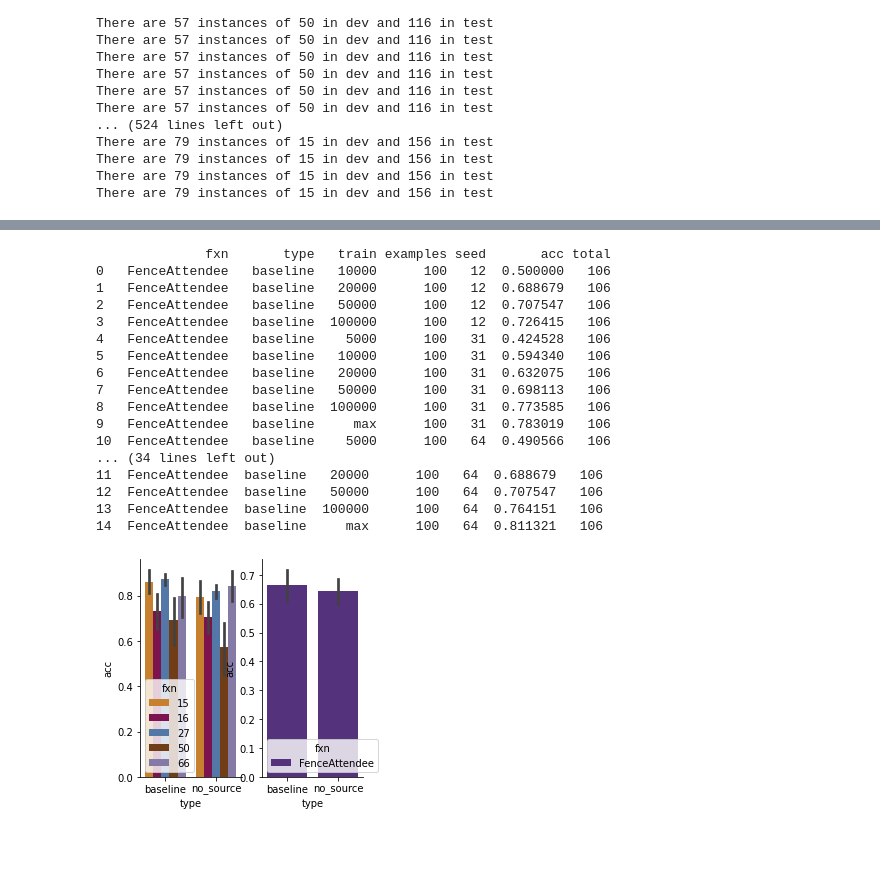
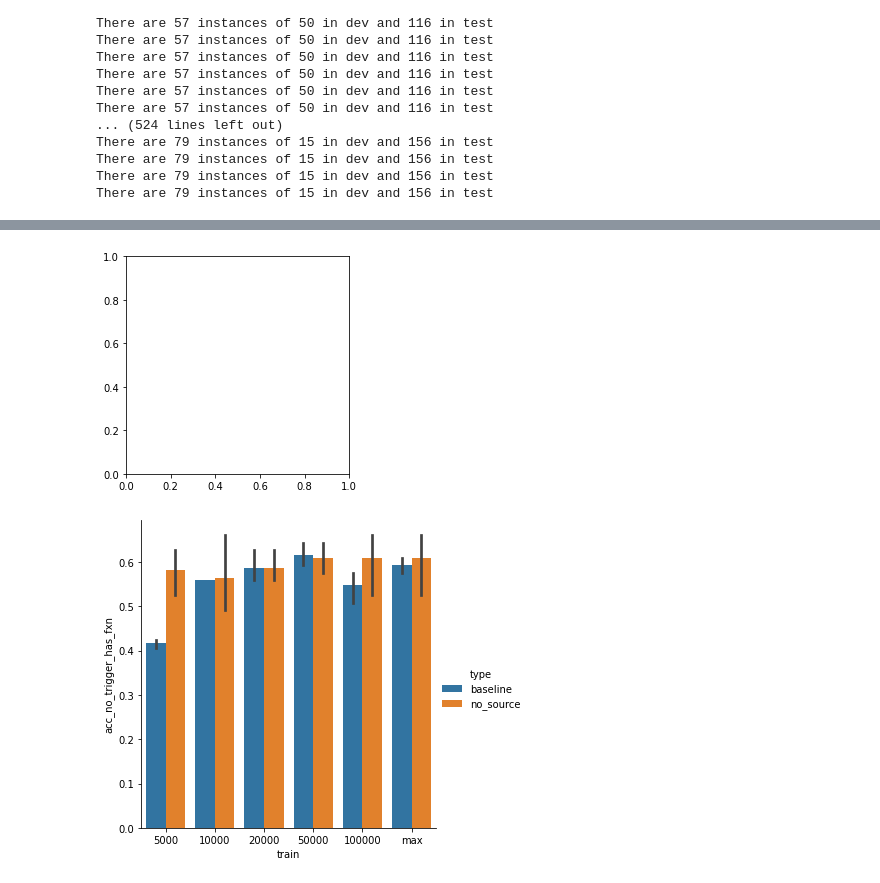
Before and after one commit to esteng/calibration_miso, a Jupyter notebook: intent/difficult_analysis.ipynb, the cells around one changed output, grey strips where cells are left out. Cells and saved outputs as stored; diff of their text form; code cells hidden in the pictures; blank space fills up the shorter version.

```diff
--- a/intent/difficult_analysis.ipynb
+++ b/intent/difficult_analysis.ipynb
@@ -188,0 +213,3 @@ calflow_df = collect_calflow([("/home/estengel/papers/incremental_function_learn
+# %%
+# calflow_df.to_csv("/home/estengel/papers/incremental_function_learning/results/PlaceHasFeature_calflow_df.csv")
+calflow_df = pd.read_csv("/home/estengel/papers/incremental_function_learning/results/PlaceHasFeature_calflow_df.csv")
@@ -189,37 +240,11 @@ calflow_df = collect_calflow([("/home/estengel/papers/incremental_function_learn
 # %%
 
-print(calflow_df)
-
-fig, ax = plt.subplots(1,2, figsize=(4,4))
-
-intent_df = df[df['examples']==30]
-# intent_df['dataset']
-
-sns.barplot(data=intent_df, x="type", y = "acc", hue="fxn", palette=color_mapping, ax=ax[0])
+fig, ax = plt.subplots(1,1, figsize=(4,4))
+# print(calflow_df[calflow_df['type'] == 'baseline'])
+sns.catplot(data=calflow_df, kind='bar', x="train", y = "acc_no_trigger_has_fxn", hue="type") #, palette=color_mapping)
 sns.despine()
 
-
-print(calflow_df[calflow_df['type'] == 'baseline'])
-sns.barplot(data=calflow_df, x="type", y = "acc", hue="fxn", palette=color_mapping, ax=ax[1])
-sns.despine()
-
-plt.savefig("/home/estengel/papers/incremental_function_learning/figures/for_paper/difficult_examples.pdf")
+plt.savefig("/home/estengel/papers/incremental_function_learning/figures/for_paper/difficult_examples_calflow.pdf")
 # %% [output]
-              fxn       type   train examples seed       acc total
-0   FenceAttendee   baseline   10000      100   12  0.500000   106
-1   FenceAttendee   baseline   20000      100   12  0.688679   106
-2   FenceAttendee   baseline   50000      100   12  0.707547   106
-3   FenceAttendee   baseline  100000      100   12  0.726415   106
-4   FenceAttendee   baseline    5000      100   31  0.424528   106
-5   FenceAttendee   baseline   10000      100   31  0.594340   106
-6   FenceAttendee   baseline   20000      100   31  0.632075   106
-7   FenceAttendee   baseline   50000      100   31  0.698113   106
-8   FenceAttendee   baseline  100000      100   31  0.773585   106
-9   FenceAttendee   baseline     max      100   31  0.783019   106
-10  FenceAttendee   baseline    5000      100   64  0.490566   106
-... (34 lines left out)
-11  FenceAttendee  baseline   20000      100   64  0.688679   106
-12  FenceAttendee  baseline   50000      100   64  0.707547   106
-13  FenceAttendee  baseline  100000      100   64  0.764151   106
-14  FenceAttendee  baseline     max      100   64  0.811321   106
-[figure, old version]
+[figure, new version]
+[figure, added]
```
Also changed, not shown: parts of 9 cells of this notebook, 2 other files.
